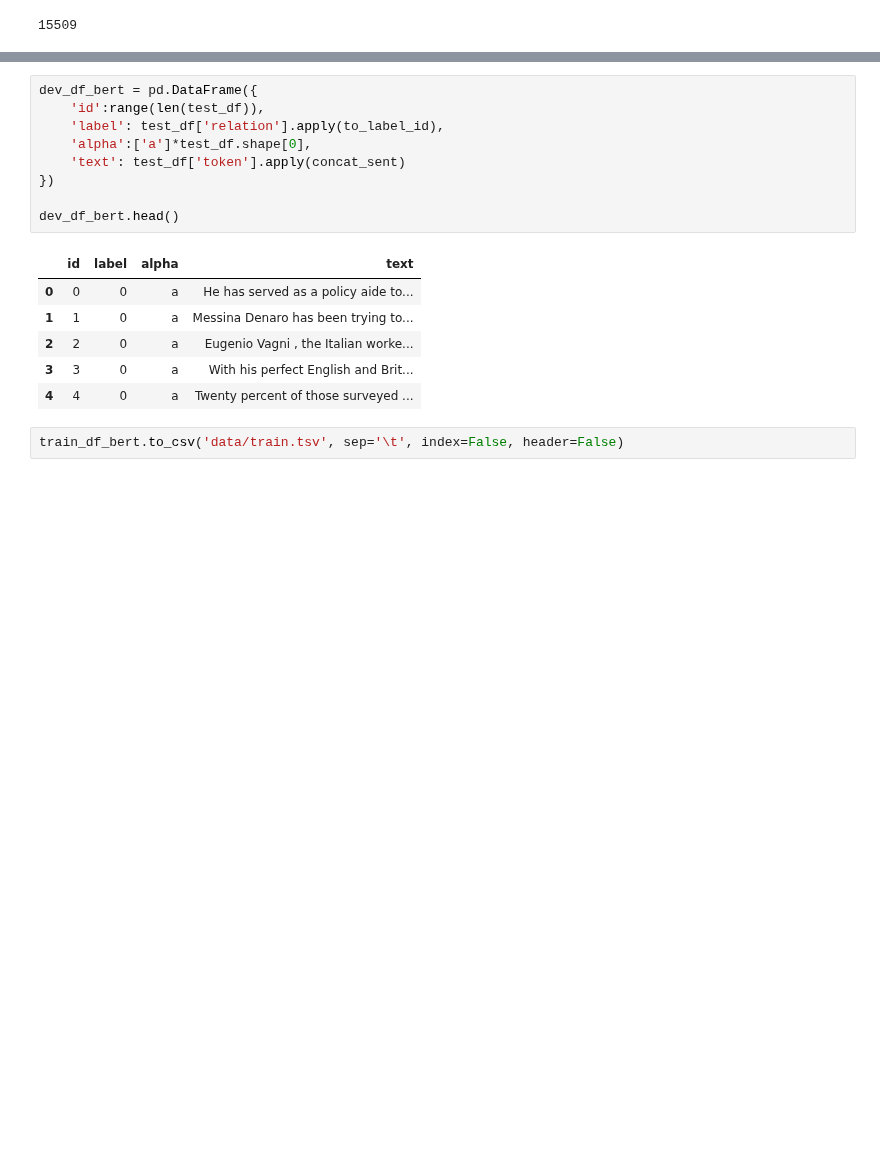
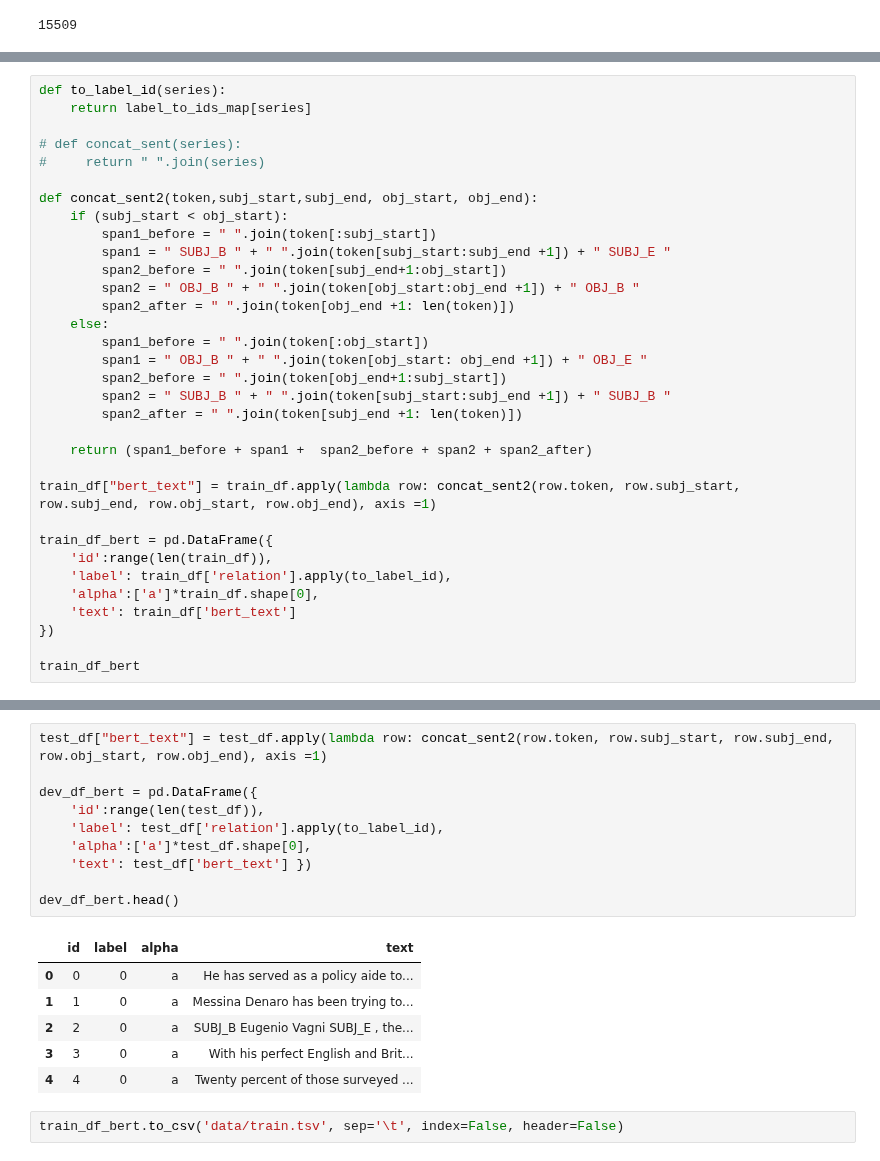
Before and after one commit to pnarsina/w266_final, a Jupyter notebook: project_re/data_prep_bert.ipynb, the cells around one changed output, grey strips where cells are left out. Cells and saved outputs as stored; diff of their text form; blank space fills up the shorter version.

Commit message:
Add Entity specific informaiton to BERTs input

```diff
--- a/project_re/data_prep_bert.ipynb
+++ b/project_re/data_prep_bert.ipynb
@@ -82,0 +64,33 @@ array([15,  0,  9,  6, 16, 18,  3,  5, 29, 11, 39, 37, 13,  1,  4, 27, 32,
+# %%
+def to_label_id(series):
+    return label_to_ids_map[series]
+
+# def concat_sent(series):
+#     return " ".join(series)
+
+def concat_sent2(token,subj_start,subj_end, obj_start, obj_end):
+    if (subj_start < obj_start):
+        span1_before = " ".join(token[:subj_start])
+        span1 = " SUBJ_B " + " ".join(token[subj_start:subj_end +1]) + " SUBJ_E "
+        span2_before = " ".join(token[subj_end+1:obj_start])
+        span2 = " OBJ_B " + " ".join(token[obj_start:obj_end +1]) + " OBJ_B "
+        span2_after = " ".join(token[obj_end +1: len(token)])
+    else:
+        span1_before = " ".join(token[:obj_start])
+        span1 = " OBJ_B " + " ".join(token[obj_start: obj_end +1]) + " OBJ_E "
+        span2_before = " ".join(token[obj_end+1:subj_start])
+        span2 = " SUBJ_B " + " ".join(token[subj_start:subj_end +1]) + " SUBJ_B "
+        span2_after = " ".join(token[subj_end +1: len(token)])
+
+    return (span1_before + span1 +  span2_before + span2 + span2_after)
+
+train_df["bert_text"] = train_df.apply(lambda row: concat_sent2(row.token, row.subj_start, row.subj_end, row.obj_start, row.obj_end), axis =1)
+
+train_df_bert = pd.DataFrame({
+    'id':range(len(train_df)),
+    'label': train_df['relation'].apply(to_label_id),
+    'alpha':['a']*train_df.shape[0],
+    'text': train_df['bert_text']
+})
+
+train_df_bert
@@ -83,17 +126,18 @@ array([15,  0,  9,  6, 16, 18,  3,  5, 29, 11, 39, 37, 13,  1,  4, 27, 32,
 # %%
+test_df["bert_text"] = test_df.apply(lambda row: concat_sent2(row.token, row.subj_start, row.subj_end, row.obj_start, row.obj_end), axis =1)
+
 dev_df_bert = pd.DataFrame({
     'id':range(len(test_df)),
     'label': test_df['relation'].apply(to_label_id),
     'alpha':['a']*test_df.shape[0],
-    'text': test_df['token'].apply(concat_sent)
-})
+    'text': test_df['bert_text'] })
 
 dev_df_bert.head()
 # %% [output]
 |  | id | label | alpha | text |
 | 0 | 0 | 0 | a | He has served as a policy aide to... |
 | 1 | 1 | 0 | a | Messina Denaro has been trying to... |
-| 2 | 2 | 0 | a | Eugenio Vagni , the Italian worke... |
+| 2 | 2 | 0 | a | SUBJ_B Eugenio Vagni SUBJ_E , the... |
 | 3 | 3 | 0 | a | With his perfect English and Brit... |
 | 4 | 4 | 0 | a | Twenty percent of those surveyed ... |
 # %%
```
Also changed, not shown: parts of 5 cells of this notebook, 2 other files.
